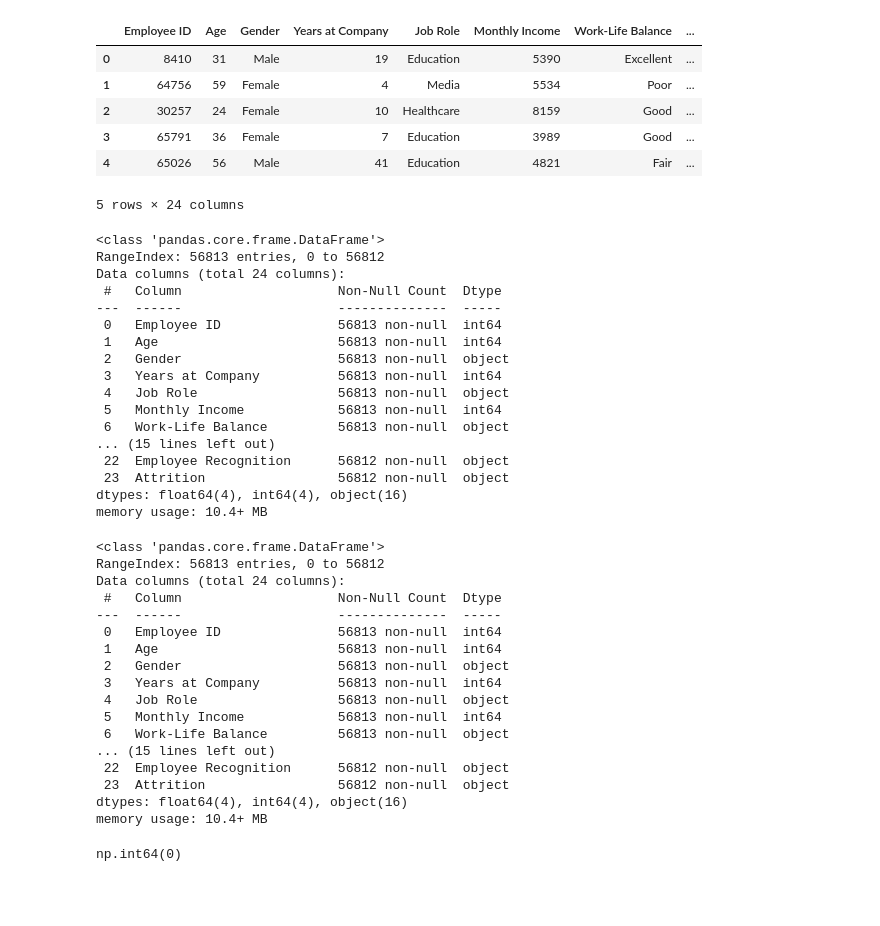
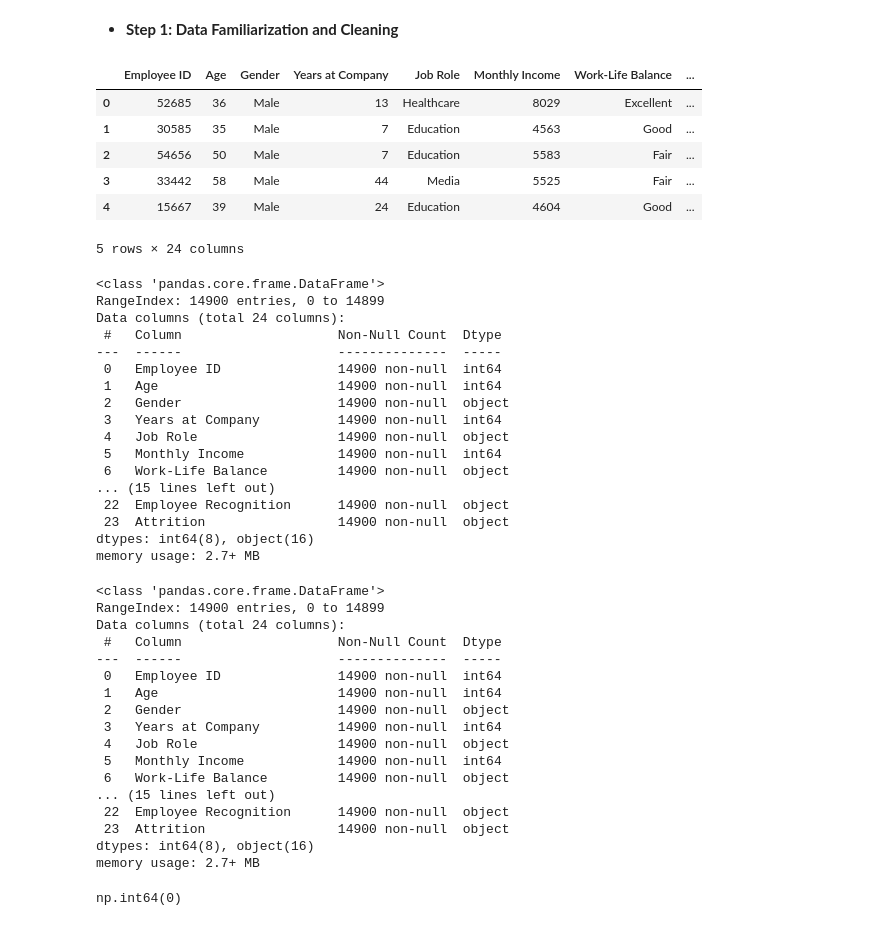
Before and after one commit to bhattijasjeet/Datascience_ai, a Jupyter notebook: Employee_attrition.ipynb, the cells around one changed output. Saved outputs shown, nothing was run; the diff lists cells and outputs as text; code cells hidden in the pictures; blank space fills up the shorter version.

```diff
--- a/Employee_attrition.ipynb
+++ b/Employee_attrition.ipynb
@@ -32,17 +42,20 @@ import pickle
+# %% [markdown]
+- **Step 1: Data Familiarization and Cleaning**
 # %%
 # Data Loading
 
-df0 = pd.read_csv("/content/drive/MyDrive/attrition/Employee_attrition_combined.csv")
+# df0 = pd.read_csv("/content/drive/MyDrive/attrition/Employee_attrition_combined.csv")
+df0 = pd.read_csv("/content/drive/MyDrive/attrition/Employee_attrition.csv")
 # df0 = pd.read_csv("/content/drive/MyDrive/attrition/Employee_train.csv")
 
 df0.head()
 # %% [output]
 |  | Employee ID | Age | Gender | Years at Company | Job Role | Monthly Income | Work-Life Balance | ... |
-| 0 | 8410 | 31 | Male | 19 | Education | 5390 | Excellent | ... |
-| 1 | 64756 | 59 | Female | 4 | Media | 5534 | Poor | ... |
-| 2 | 30257 | 24 | Female | 10 | Healthcare | 8159 | Good | ... |
-| 3 | 65791 | 36 | Female | 7 | Education | 3989 | Good | ... |
-| 4 | 65026 | 56 | Male | 41 | Education | 4821 | Fair | ... |
+| 0 | 52685 | 36 | Male | 13 | Healthcare | 8029 | Excellent | ... |
+| 1 | 30585 | 35 | Male | 7 | Education | 4563 | Good | ... |
+| 2 | 54656 | 50 | Male | 7 | Education | 5583 | Fair | ... |
+| 3 | 33442 | 58 | Male | 44 | Media | 5525 | Fair | ... |
+| 4 | 15667 | 39 | Male | 24 | Education | 4604 | Good | ... |
 5 rows × 24 columns
 # %%
 df0.info()
@@ -51,22 +64,22 @@ df0.info()
 # 54656 - senior
 # %% [output]
 <class 'pandas.core.frame.DataFrame'>
-RangeIndex: 56813 entries, 0 to 56812
+RangeIndex: 14900 entries, 0 to 14899
 Data columns (total 24 columns):
  #   Column                    Non-Null Count  Dtype
 ---  ------                    --------------  -----
- 0   Employee ID               56813 non-null  int64
- 1   Age                       56813 non-null  int64
- 2   Gender                    56813 non-null  object
- 3   Years at Company          56813 non-null  int64
- 4   Job Role                  56813 non-null  object
- 5   Monthly Income            56813 non-null  int64
- 6   Work-Life Balance         56813 non-null  object
+ 0   Employee ID               14900 non-null  int64
+ 1   Age                       14900 non-null  int64
+ 2   Gender                    14900 non-null  object
+ 3   Years at Company          14900 non-null  int64
+ 4   Job Role                  14900 non-null  object
+ 5   Monthly Income            14900 non-null  int64
+ 6   Work-Life Balance         14900 non-null  object
 ... (15 lines left out)
- 22  Employee Recognition      56812 non-null  object
- 23  Attrition                 56812 non-null  object
-dtypes: float64(4), int64(4), object(16)
-memory usage: 10.4+ MB
+ 22  Employee Recognition      14900 non-null  object
+ 23  Attrition                 14900 non-null  object
+dtypes: int64(8), object(16)
+memory usage: 2.7+ MB
 # %%
 # Change dtypes of left, promotion_last_5years, Work_accident to boolean
 
@@ -77,22 +90,22 @@ df = df0.copy()
 df.info()
 # %% [output]
 <class 'pandas.core.frame.DataFrame'>
-RangeIndex: 56813 entries, 0 to 56812
+RangeIndex: 14900 entries, 0 to 14899
 Data columns (total 24 columns):
  #   Column                    Non-Null Count  Dtype
 ---  ------                    --------------  -----
- 0   Employee ID               56813 non-null  int64
- 1   Age                       56813 non-null  int64
- 2   Gender                    56813 non-null  object
- 3   Years at Company          56813 non-null  int64
- 4   Job Role                  56813 non-null  object
- 5   Monthly Income            56813 non-null  int64
- 6   Work-Life Balance         56813 non-null  object
+ 0   Employee ID               14900 non-null  int64
+ 1   Age                       14900 non-null  int64
+ 2   Gender                    14900 non-null  object
+ 3   Years at Company          14900 non-null  int64
+ 4   Job Role                  14900 non-null  object
+ 5   Monthly Income            14900 non-null  int64
+ 6   Work-Life Balance         14900 non-null  object
 ... (15 lines left out)
- 22  Employee Recognition      56812 non-null  object
- 23  Attrition                 56812 non-null  object
-dtypes: float64(4), int64(4), object(16)
-memory usage: 10.4+ MB
+ 22  Employee Recognition      14900 non-null  object
+ 23  Attrition                 14900 non-null  object
+dtypes: int64(8), object(16)
+memory usage: 2.7+ MB
 # %%
 df.duplicated().sum()
 # %% [output]
```
Also changed, not shown: parts of 41 cells of this notebook.
